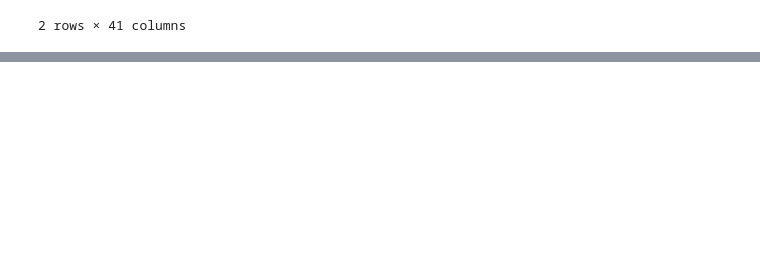
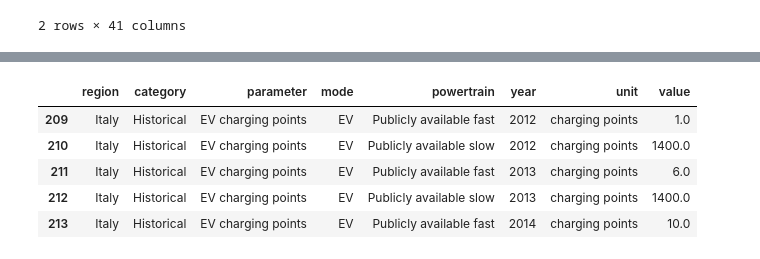
Before and after one commit to TrulsST/VisualAnalytics, a Jupyter notebook: Data_processing.ipynb, the cells around one changed output, grey strips where cells are left out. Drawn from its saved outputs; the diff is of its cells as text; code cells hidden in the pictures; blank space fills up the shorter version.

Commit message:
Data proc

```diff
--- a/Data_processing.ipynb
+++ b/Data_processing.ipynb
@@ -58,3 +58,6 @@ df_green_bonds.head(2)
 | 0 | 1 | Argentina | AR | ARG | Green Bond Issuances by Country | US Dollars | Refinitiv. Accessed on 2022-03-29... | ECFFI | Green Bonds Issuances | ... |
 | 1 | 2 | Australia | AU | AUS | Green Bond Issuances by Country | US Dollars | Refinitiv. Accessed on 2022-03-29... | ECFFI | Green Bonds Issuances | ... |
 2 rows × 41 columns
+# %%
+df_ev_sales = pd.read_csv("data/IEA-EV-dataEV salesCarsHistorical.csv")
+df_ev_chargingP = pd.read_csv("data/IEA-EV-dataEV charging pointsHistorical.csv")
@@ -60,0 +73,9 @@ df_green_bonds.head(2)
+# %%
+df_ev_chargingP[df_ev_chargingP['region'] == "Italy"].head()
+# %% [output]
+|  | region | category | parameter | mode | powertrain | year | unit | value |
+| 209 | Italy | Historical | EV charging points | EV | Publicly available fast | 2012 | charging points | 1.0 |
+| 210 | Italy | Historical | EV charging points | EV | Publicly available slow | 2012 | charging points | 1400.0 |
+| 211 | Italy | Historical | EV charging points | EV | Publicly available fast | 2013 | charging points | 6.0 |
+| 212 | Italy | Historical | EV charging points | EV | Publicly available slow | 2013 | charging points | 1400.0 |
+| 213 | Italy | Historical | EV charging points | EV | Publicly available fast | 2014 | charging points | 10.0 |
```
Also changed, not shown: parts of 2 cells of this notebook, 1 other file.
